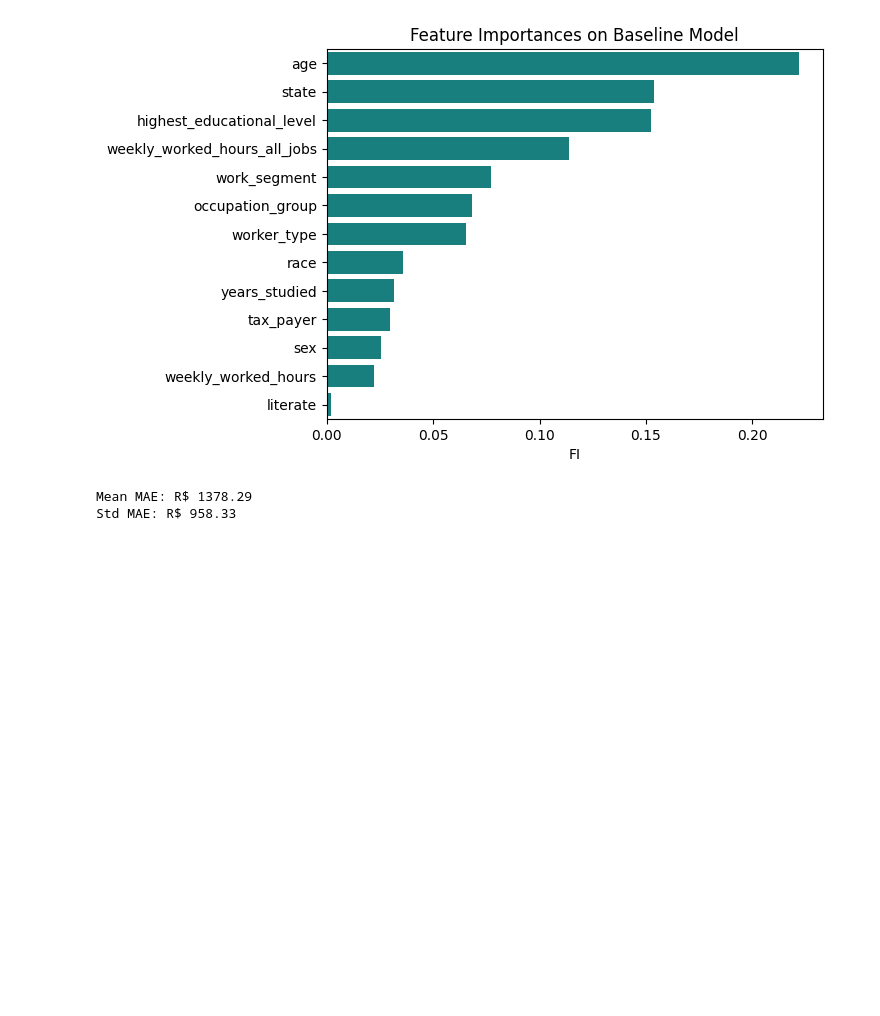
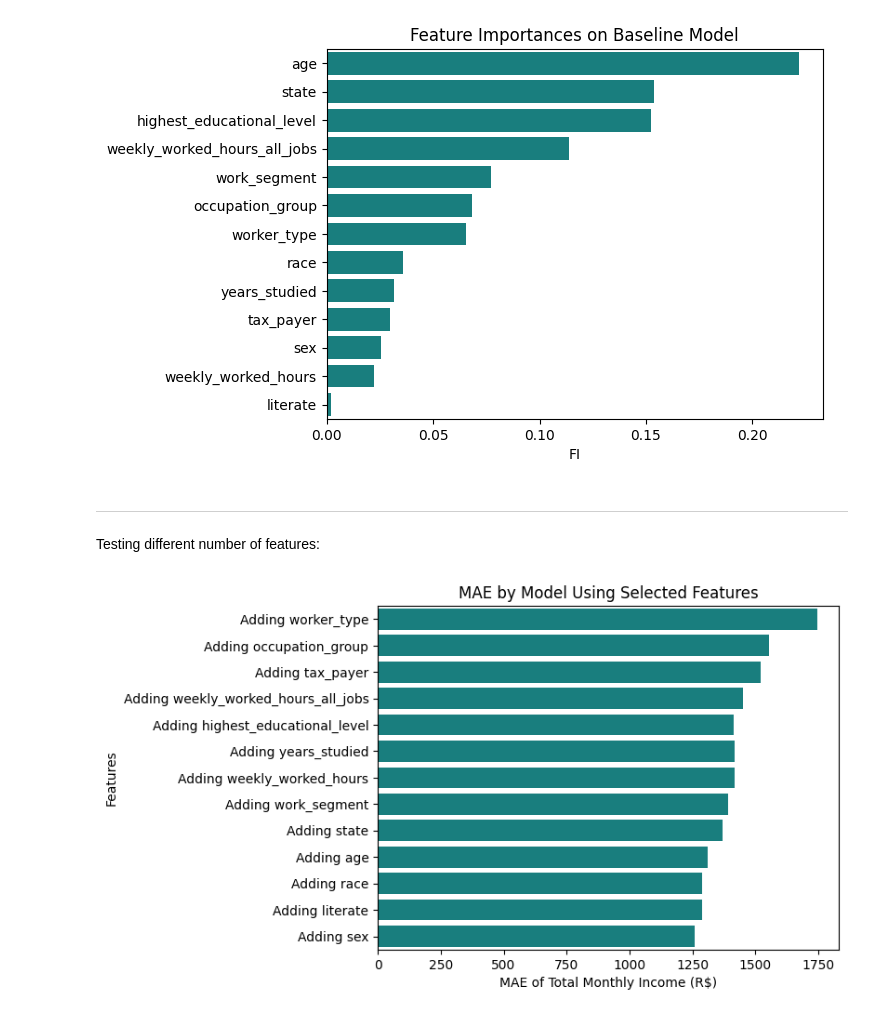
Before and after one commit to viniciussuares/IncomePrediction, a Jupyter notebook: notebooks/baseline_model.ipynb, the cells around one changed output. Saved outputs shown, nothing was run; the diff lists cells and outputs as text; code cells hidden in the pictures; blank space fills up the shorter version.

```diff
--- a/notebooks/baseline_model.ipynb
+++ b/notebooks/baseline_model.ipynb
@@ -115,6 +112,33 @@ cv = [score * -1 for score in cross_val_score(baseline, X, y, cv=10, scoring='ne
-# %%
-print(f'Mean MAE: R$ {np.mean(cv) :.2f}')
-print(f'Std MAE: R$ {np.std(cv) :.2f}')
-# %% [output]
-Mean MAE: R$ 1378.29
-Std MAE: R$ 958.33
+# %% [markdown]
+_____
+Testing different number of features:
+# %%
+# Uses the list of features ranked by mutual information from eda.ipynb
+features_ranked_by_mi = ['worker_type', 'occupation_group', 'tax_payer', 'weekly_worked_hours_all_jobs', 'highest_educational_level', 'years_studied',
+                         'weekly_worked_hours', 'work_segment', 'state', 'age', 'race', 'literate', 'sex']
+
+# Starts empty variable and new instance of model
+errors = []
+rfr = RandomForestRegressor(random_state=0)
+
+# Iterate through the list, training the model, predicting the income, evaluating and storing in the errors variable
+for _ in range(1, len(features_ranked_by_mi)+1):
+    if 'state' in X_train[features_ranked_by_mi[:_]].columns:
+        baseline.fit(X_train[features_ranked_by_mi[:_]], y_train)
+        pred = baseline.predict(X_test[features_ranked_by_mi[:_]])
+        errors.append(mean_absolute_error(y_test, pred))
+    else:
+        rfr.fit(X_train[features_ranked_by_mi[:_]], y_train)
+        pred = rfr.predict(X_test[features_ranked_by_mi[:_]])
+        errors.append(mean_absolute_error(y_test, pred))
+
+# Plot the scores
+utils.show_barplot(
+    cat = [f'Adding {feature}' for feature in features_ranked_by_mi],
+    values = errors,
+    title = 'MAE by Model Using Selected Features',
+    x_label = 'MAE of Total Monthly Income (R$)',
+    y_label = 'Features'
+)
+# %% [output]
+[figure, added]
```
Also changed, not shown: parts of 2 cells of this notebook.
